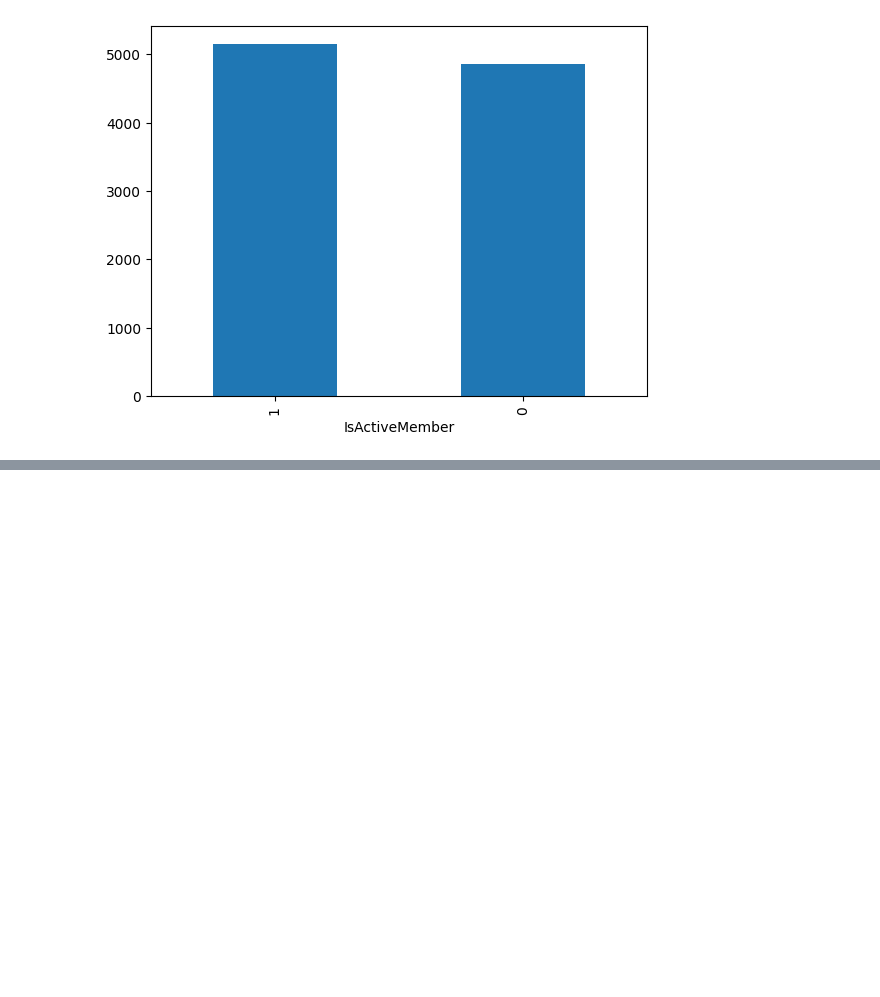
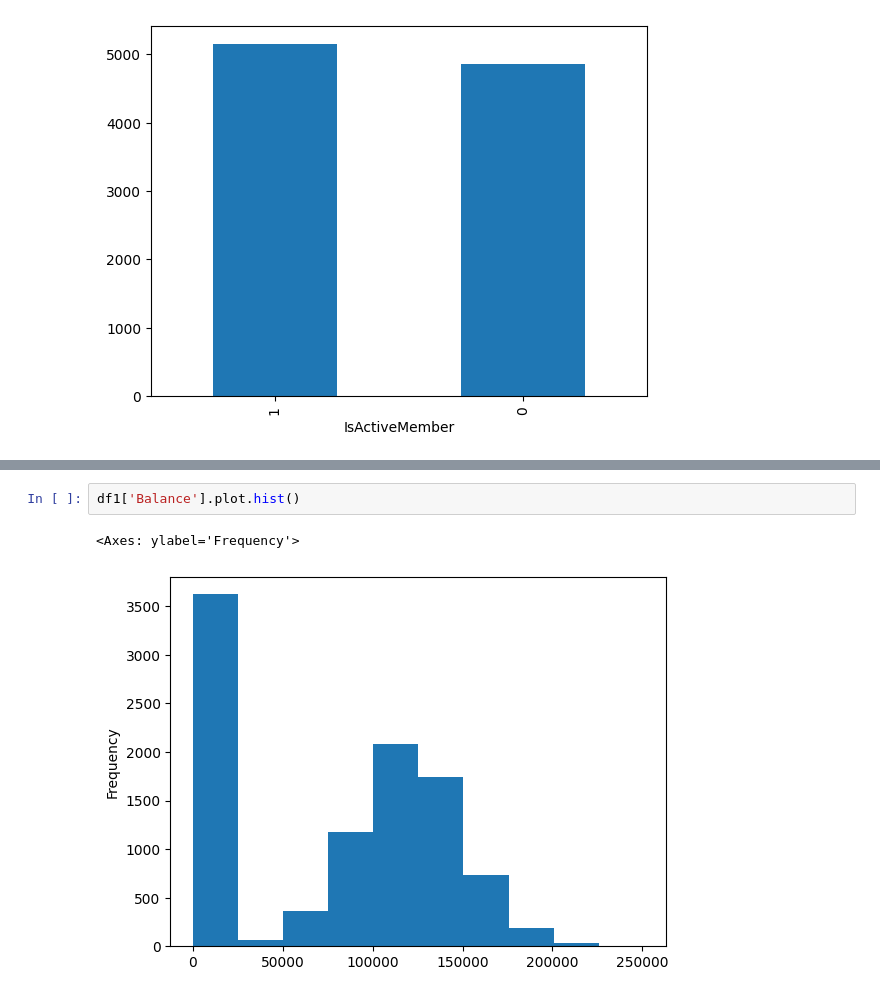
Before and after one commit to bipulshahi/polytechnic_barh, a Jupyter notebook: Python_ML_2.ipynb, the cells around one changed output, grey strips where cells are left out. Cells and saved outputs as stored; diff of their text form; blank space fills up the shorter version.

```diff
--- a/Python_ML_2.ipynb
+++ b/Python_ML_2.ipynb
@@ -117,0 +196,5 @@ df['IsActiveMember'].value_counts().plot.bar()
+# %%
+df1['Balance'].plot.hist()
+# %% [output]
+<Axes: ylabel='Frequency'>
+[figure, added]
```
Also changed, not shown: parts of 12 cells of this notebook.
